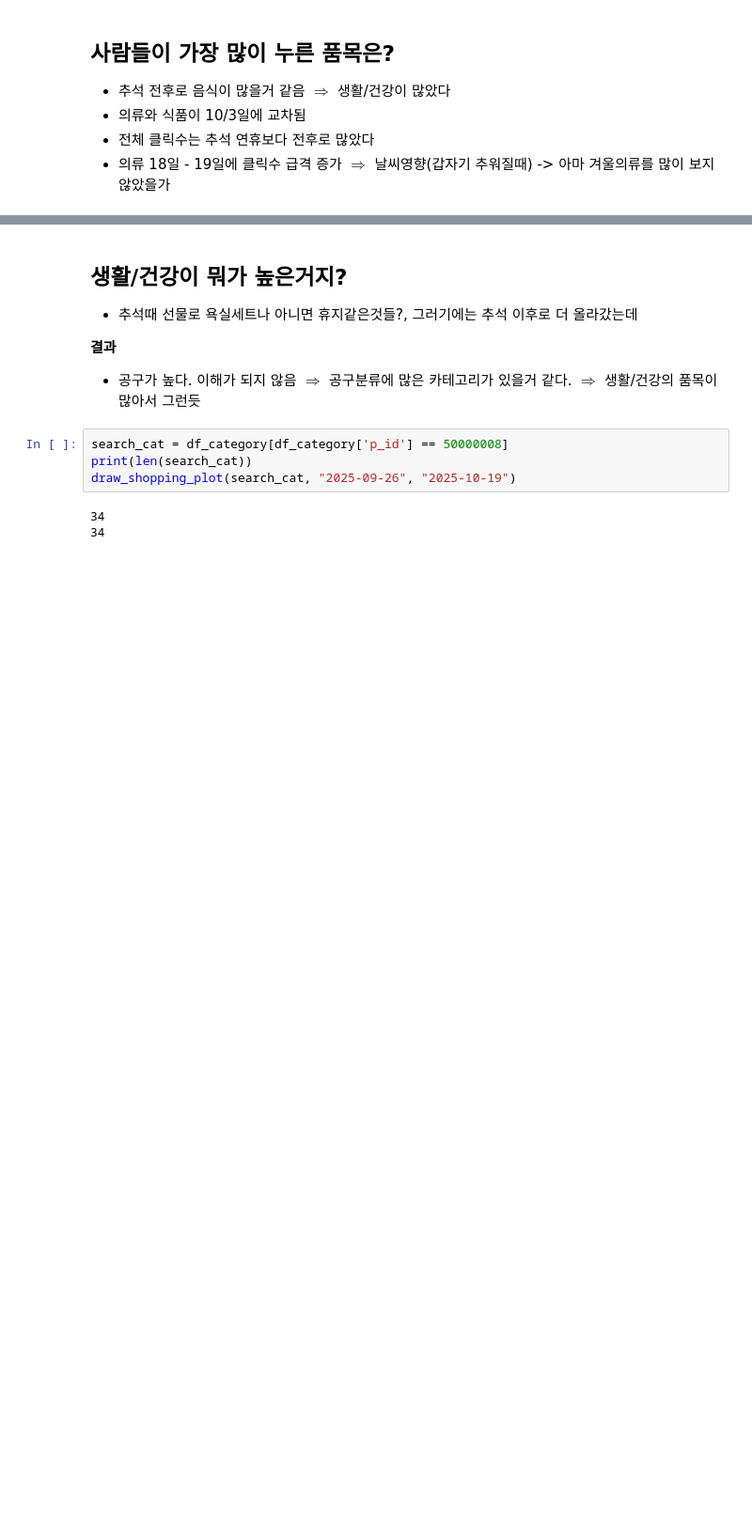
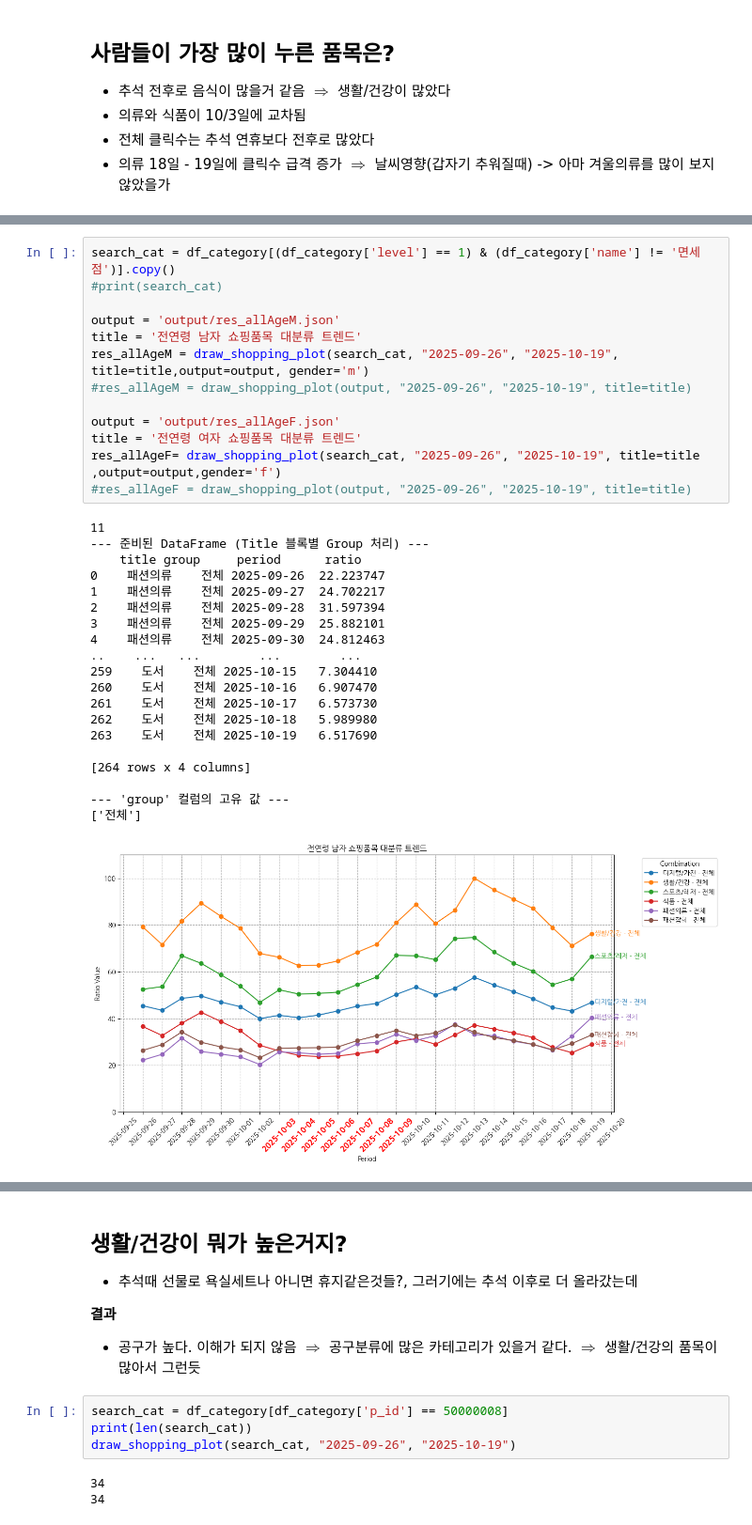
Before and after one commit to addinedu-ros-11th/eda-repo-2, a Jupyter notebook: ShoppingList/visualization.ipynb, the cells around one changed output, grey strips where cells are left out. Shown at 94% size. Cells and saved outputs as stored; diff of their text form; blank space fills up the shorter version.

```diff
--- a/ShoppingList/visualization.ipynb
+++ b/ShoppingList/visualization.ipynb
@@ -289,0 +231,34 @@ draw_shopping_plot(search_cat, "2025-09-26", "2025-10-19")
+# %%
+search_cat = df_category[(df_category['level'] == 1) & (df_category['name'] != '면세점')].copy()
+#print(search_cat)
+
+output = 'output/res_allAgeM.json'
+title = '전연령 남자 쇼핑품목 대분류 트렌드'
+res_allAgeM = draw_shopping_plot(search_cat, "2025-09-26", "2025-10-19", title=title,output=output, gender='m')
+#res_allAgeM = draw_shopping_plot(output, "2025-09-26", "2025-10-19", title=title)
+
+output = 'output/res_allAgeF.json'
+title = '전연령 여자 쇼핑품목 대분류 트렌드'
+res_allAgeF= draw_shopping_plot(search_cat, "2025-09-26", "2025-10-19", title=title ,output=output,gender='f')
+#res_allAgeF = draw_shopping_plot(output, "2025-09-26", "2025-10-19", title=title)
+# %% [output]
+11
+--- 준비된 DataFrame (Title 블록별 Group 처리) ---
+    title group     period      ratio
+0    패션의류    전체 2025-09-26  22.223747
+1    패션의류    전체 2025-09-27  24.702217
+2    패션의류    전체 2025-09-28  31.597394
+3    패션의류    전체 2025-09-29  25.882101
+4    패션의류    전체 2025-09-30  24.812463
+..    ...   ...        ...        ...
+259    도서    전체 2025-10-15   7.304410
+260    도서    전체 2025-10-16   6.907470
+261    도서    전체 2025-10-17   6.573730
+262    도서    전체 2025-10-18   5.989980
+263    도서    전체 2025-10-19   6.517690
+
+[264 rows x 4 columns]
+
+--- 'group' 컬럼의 고유 값 ---
+['전체']
+[figure, added]
```
Also changed, not shown: parts of 12 cells of this notebook, 8 other files.
